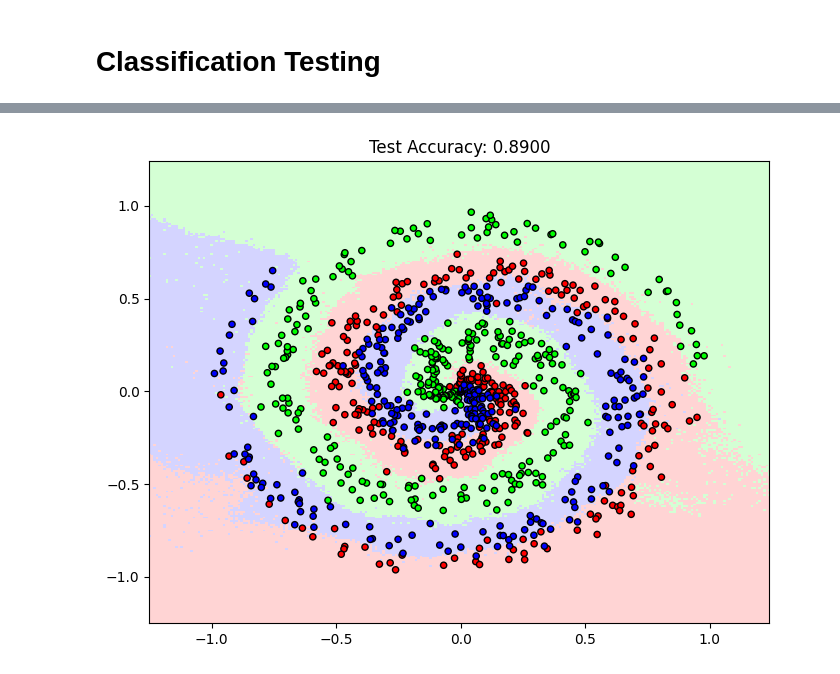
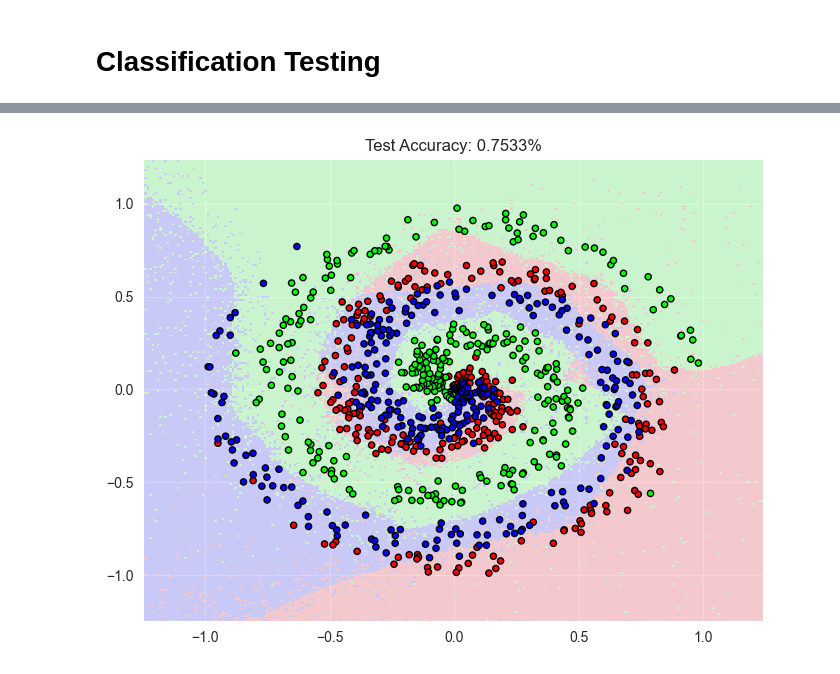
Before and after one commit to danilosiervi/neural_network, a Jupyter notebook: teste.ipynb, the cells around one changed output, grey strips where cells are left out. Drawn from its saved outputs; the diff is of its cells as text; code cells hidden in the pictures.

Commit message:
evaluate method (accuracy)

```diff
--- a/teste.ipynb
+++ b/teste.ipynb
@@ -42,10 +47,14 @@ epoch: 1000, loss: 0.000, lr: 0.0025012506
 # %%
 x_test, y_test = nnfs.datasets.sine_data()
+accuracy = model.evaluate(x_test, y_test)
 
 outputs = model.forward(x_test)
+
+sns.set_style('darkgrid')
+plt.figure(figsize=(8, 6))
 plt.xlim(x_test.min(), x_test.max())
 plt.ylim(outputs.min(), outputs.max())
-plt.title(f"Sine")
+plt.title(f'Test Accuracy: {accuracy:.2f}%')
 plt.plot(x_test, outputs)
 plt.show()
 # %% [output]
@@ -120,11 +129,11 @@ plt.show()
 x, y = nnfs.datasets.spiral_data(500, classes=3)
 
 model = NeuralNetwork([
-    DenseLayer(2, 512, activation='Relu', weight_regularizer_l2=5e-4, bias_regularizer_l2=5e-4),
+    DenseLayer(2, 64, activation='Relu', weight_regularizer_l2=5e-4, bias_regularizer_l2=5e-4),
     DropoutLayer(rate=0.01),
-    DenseLayer(512, 256, activation='Relu'),
+    DenseLayer(64, 32, activation='Relu'),
     DropoutLayer(rate=0.01),
-    DenseLayer(256, 3, activation='Softmax')
+    DenseLayer(32, 3, activation='Softmax')
 ])
 
 model.set(
@@ -154,29 +163,29 @@ epoch: 2000, loss: 0.239, lr: 0.0009990015
 # %%
 x_test, y_test = nnfs.datasets.spiral_data(samples=300, classes=3)
 outputs = model.forward(x_test)
 
 h = 0.01
 x_min, x_max = -1.25, 1.25
 y_min, y_max = -1.25, 1.25
 xx, yy = np.meshgrid(np.arange(x_min, x_max, h), np.arange(y_min, y_max, h))
 
 grid_points = np.c_[xx.ravel(), yy.ravel()]
 grid_outputs = model.forward(grid_points)
 z = np.argmax(grid_outputs, axis=1)
 z = z.reshape(xx.shape)
 
 cmap_light = ListedColormap(['#FFAAAA', '#AAFFAA', '#AAAAFF'])
 cmap_bold = ListedColormap(['#FF0000', '#00FF00', '#0000FF'])
 plt.figure(figsize=(8, 6))
 plt.pcolormesh(xx, yy, z, cmap=cmap_light, alpha=0.5)
 
 predictions = np.argmax(outputs, axis=1)
 accuracy = np.mean(predictions == y_test)
 
 plt.scatter(x_test[:, 0], x_test[:, 1], c=y_test, cmap=cmap_bold, edgecolor='k', s=20)
 plt.xlim(xx.min(), xx.max())
 plt.ylim(yy.min(), yy.max())
-plt.title(f"Test Accuracy: {accuracy:.4f}")
+plt.title(f'Test Accuracy: {accuracy:.4f}%')
 plt.show()
 # %% [output]
-[figure, old version]
+[figure, new version]
```
Also changed, not shown: parts of 6 cells of this notebook, 6 other files.
